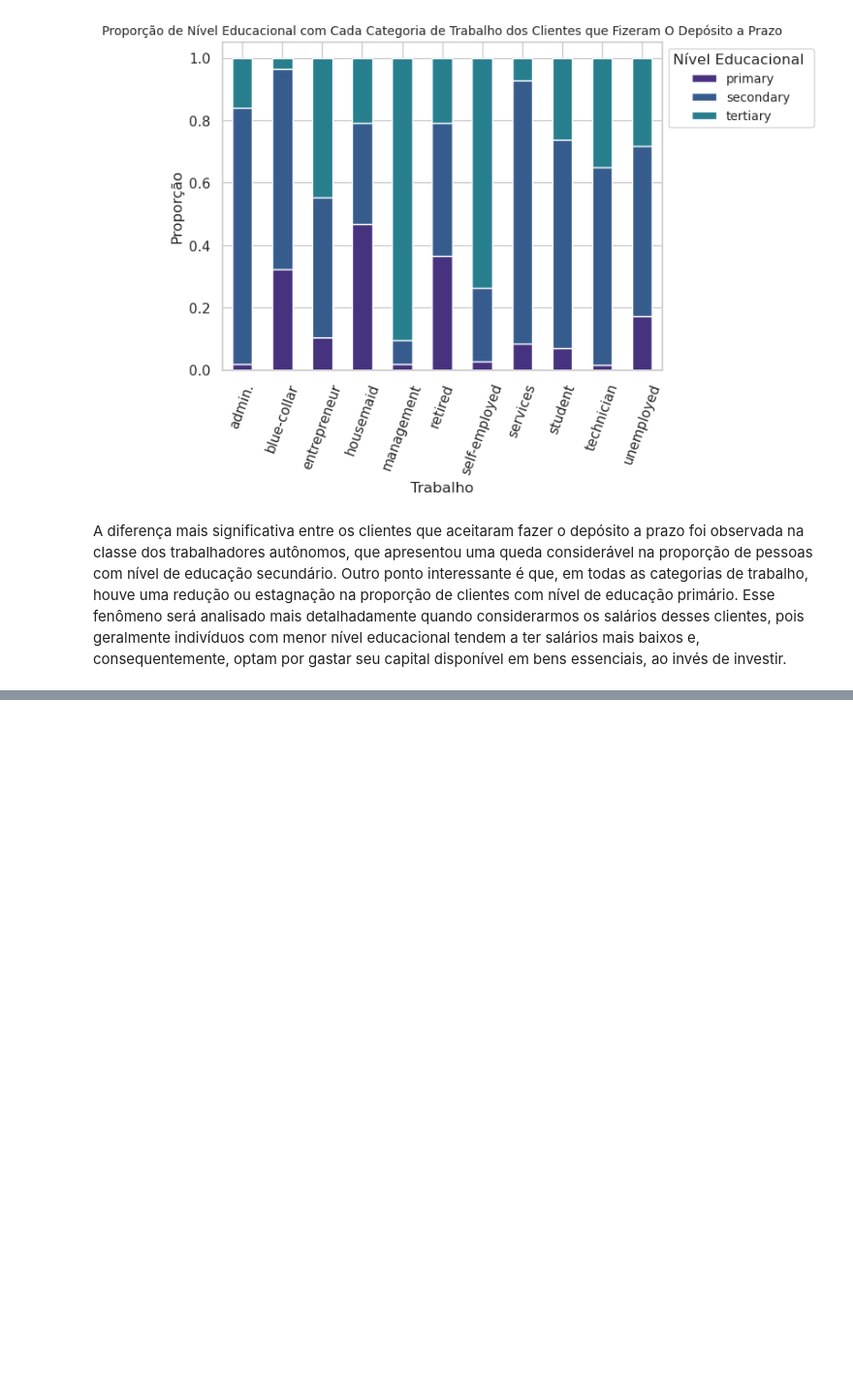
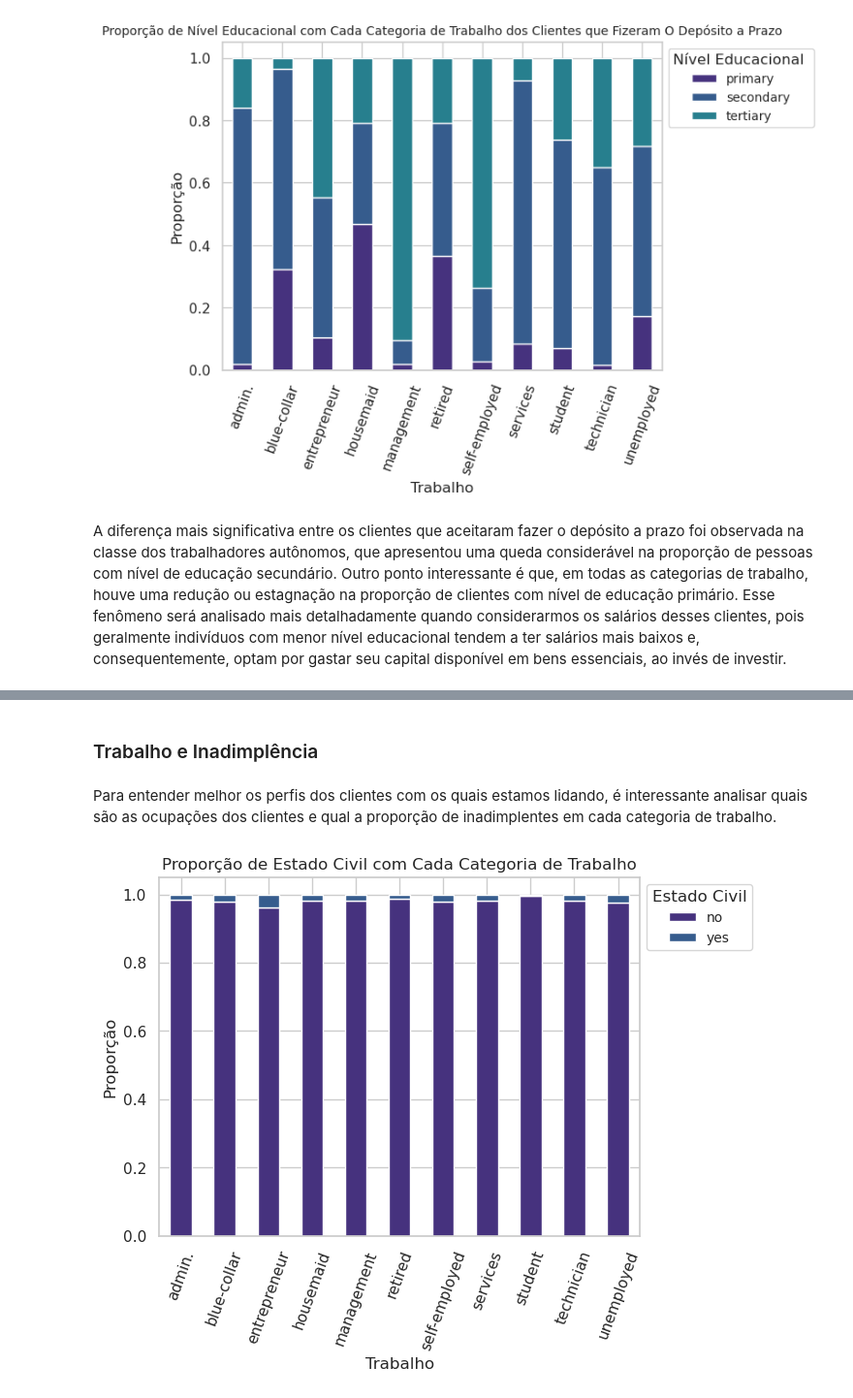
Before and after one commit to gabrieldadcarvalho/machine_learning, a Jupyter notebook: pjt_final/data_understanding.ipynb, the cells around one changed output, grey strips where cells are left out. Shown at 97% size. Cells and saved outputs as stored; diff of their text form; code cells hidden in the pictures; blank space fills up the shorter version.

```diff
--- a/pjt_final/data_understanding.ipynb
+++ b/pjt_final/data_understanding.ipynb
@@ -501,0 +552,20 @@ A diferença mais significativa entre os clientes que aceitaram fazer o depósit
+# %% [markdown]
+### Trabalho e Inadimplência
+# %% [markdown]
+Para entender melhor os perfis dos clientes com os quais estamos lidando, é interessante analisar quais são as ocupações dos clientes e qual a proporção de inadimplentes em cada categoria de trabalho.
+# %%
+#Criando uma tabela cruzada
+job_default_counts = pd.crosstab(X['job'], X['default'])
+job_default_counts_normalized = job_default_counts.div(job_default_counts.sum(axis=1), axis=0)
+
+# Plotar gráfico de proporção
+sns.set_theme(style="whitegrid", palette='viridis')
+job_default_counts_normalized.plot(kind='bar', stacked=True)
+plt.xlabel('Trabalho')
+plt.ylabel('Proporção')
+plt.title('Proporção de Estado Civil com Cada Categoria de Trabalho')
+plt.legend(title='Estado Civil', bbox_to_anchor=(1, 1), loc='upper left', fontsize='small')
+plt.xticks(rotation=70)
+plt.show()
+# %% [output]
+[figure, added]
```
Also changed, not shown: parts of 12 cells of this notebook.
